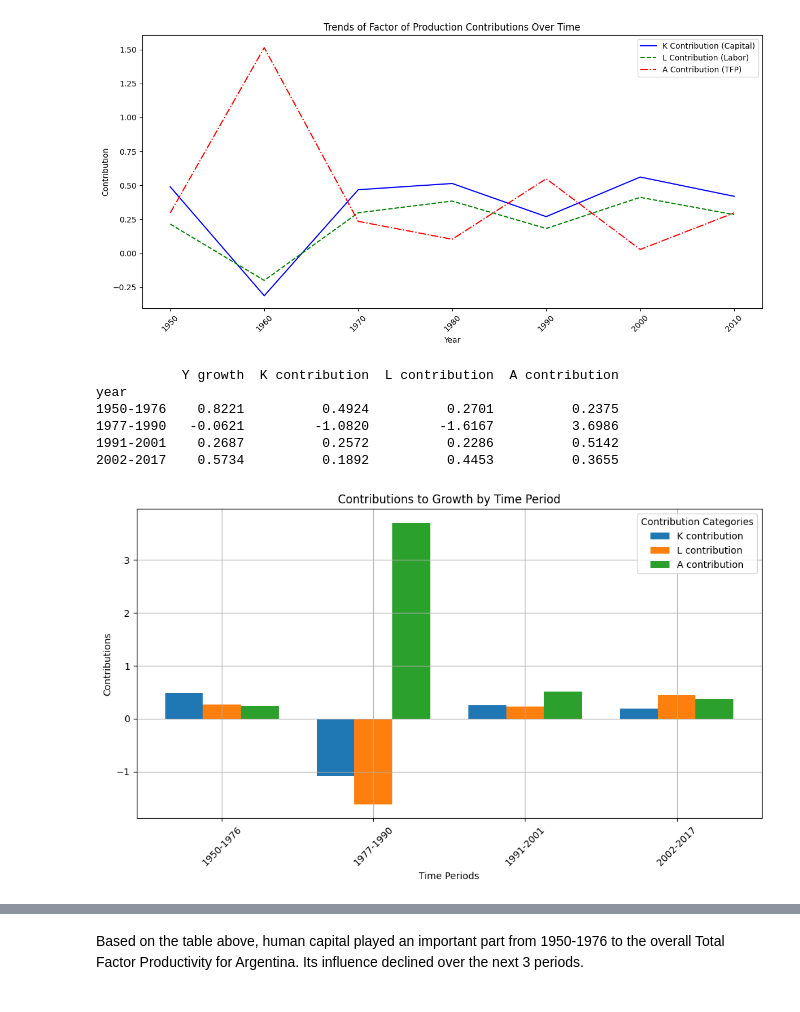
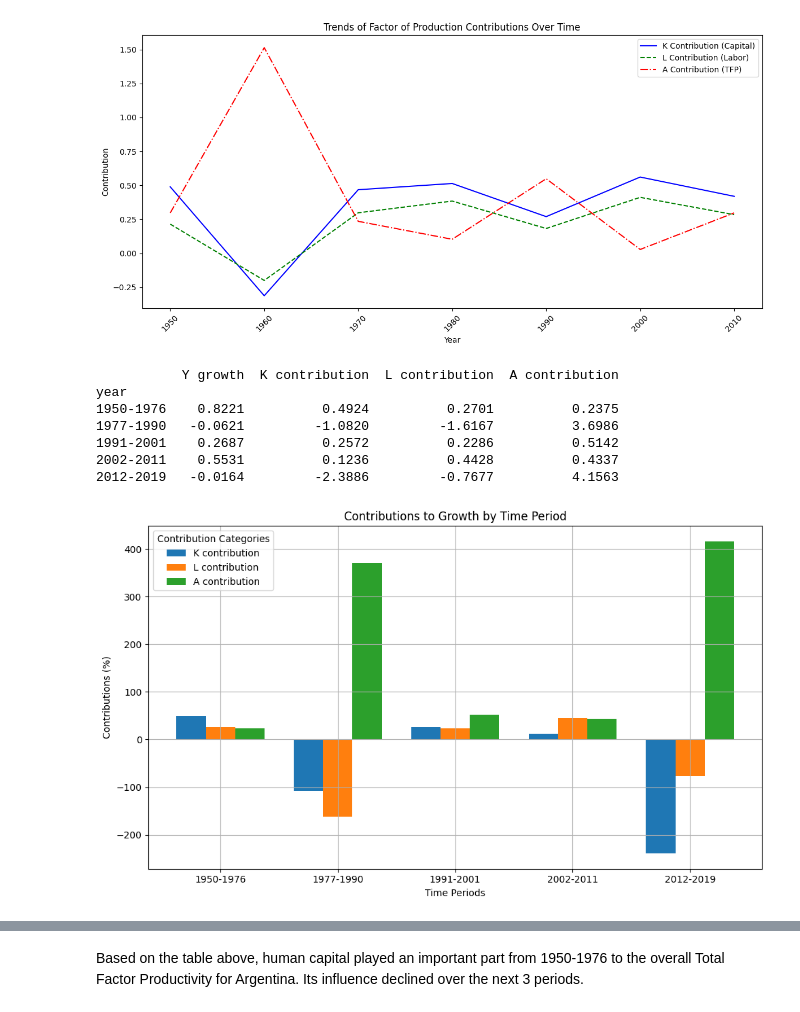
Before and after one commit to andreheeshaojun/EC2B1-Coursework, a Jupyter notebook: Section A/Section-A-Code.ipynb, the cells around one changed output, grey strips where cells are left out. Cells and saved outputs as stored; diff of their text form; code cells hidden in the pictures.

Commit message:
post-meeting-adjustments

```diff
--- a/Section A/Section-A-Code.ipynb
+++ b/Section A/Section-A-Code.ipynb
@@ -480,20 +480,24 @@ alpha = 0.3
 filtered_df.reset_index(drop=True).columns
 
 
-# h = "Human capital index, based on years of schooling and returns to education; see Human capital in PWT9."
+h = "Human capital index, based on years of schooling and returns to education; see Human capital in PWT9."
 Y = "Real GDP at constant 2017 national prices (in mil. 2017US$)"
 K = "Capital stock at constant 2017 national prices (in mil. 2017US$)"
 l = "Number of persons engaged (in millions)"
 avh = "Average annual hours worked by persons engaged"
 
 
-# Use apply function to calculate TFP for each row based on the values in the columns. We define labour as the product of the number of persons engaged and average annual hours worked.
-filtered_df['log A (Total Factor Productivity)'] = filtered_df.apply(
-   lambda row: row[Y] / (row[K] ** alpha * (row[l] * row[avh]) ** (1 - alpha)),
+# Use apply function to calculate A' for each row based on the values in the columns. We define labour as the product of the number of persons engaged and average annual hours worked.
+filtered_df["log A' (Total Factor Productivity)"] = filtered_df.apply(
+   lambda row: row[Y] / (row[h] * row[K] ** alpha * (row[l] * row[avh]) ** (1 - alpha)),
    axis=1
 ).apply(np.log)  # Take the natural logarithm of the TFP values
 
-
+# Use apply function to calculate A for each rows based on the values in the columns.
+filtered_df["log A (Total Factor Productivity)"] = filtered_df.apply(
+   lambda row: row[Y] / (row[K] ** alpha * (row[l] * row[avh]) ** (1 - alpha)),
+   axis=1
+).apply(np.log)
 filtered_df
 # %% [output]
 |  | 3-letter ISO country code | Country name | Currency unit | Year | Expenditure-side real GDP at chai... | ... |
@@ -722,10 +756,10 @@ plt.show()
 #  Calculating Trend for Selected Sub-Periods
 ## Create a DataFrame to store average growth rates
 avg_growth_rates = pd.DataFrame(
-   data=np.full((4, 4), np.nan),  # 4 intervals, 4 growth metrics
+   data=np.full((5, 4), np.nan),  # 4 intervals, 4 growth metrics
    columns=['Y growth', 'K growth', 'L growth', 'A growth']
 )
-avg_growth_rates['year'] = ["1950-1976", "1977-1990", "1991-2001", "2002-2017"]
+avg_growth_rates['year'] = ["1950-1976", "1977-1990", "1991-2001", "2002-2011", "2012-2019"]
 avg_growth_rates = avg_growth_rates.set_index('year')
 
 
@@ -778,18 +812,32 @@ avg_growth_rates.loc['1991-2001'] = np.log(
 ]
 
 
-avg_growth_rates.loc['2002-2017'] = np.log(
-   filtered_df.loc[filtered_df['Year'].dt.year == 2017, [Y, K]].iloc[0].values /
+avg_growth_rates.loc['2002-2011'] = np.log(
+   filtered_df.loc[filtered_df['Year'].dt.year == 2011, [Y, K]].iloc[0].values /
    filtered_df.loc[filtered_df['Year'].dt.year == 2002, [Y, K]].iloc[0].values
 ).tolist() + [
    np.log(
-       (filtered_df.loc[filtered_df['Year'].dt.year == 2017, l].iloc[0] *
-        filtered_df.loc[filtered_df['Year'].dt.year == 2017, avh].iloc[0]) /
+       (filtered_df.loc[filtered_df['Year'].dt.year == 2011, l].iloc[0] *
+        filtered_df.loc[filtered_df['Year'].dt.year == 2011, avh].iloc[0]) /
        (filtered_df.loc[filtered_df['Year'].dt.year == 2002, l].iloc[0] *
         filtered_df.loc[filtered_df['Year'].dt.year == 2002, avh].iloc[0])
    ),
-   filtered_df.loc[filtered_df['Year'].dt.year == 2017, 'log A (Total Factor Productivity)'].iloc[0] -
+   filtered_df.loc[filtered_df['Year'].dt.year == 2011, 'log A (Total Factor Productivity)'].iloc[0] -
    filtered_df.loc[filtered_df['Year'].dt.year == 2002, 'log A (Total Factor Productivity)'].iloc[0]
+]
+
+avg_growth_rates.loc['2012-2019'] = np.log(
+   filtered_df.loc[filtered_df['Year'].dt.year == 2019, [Y, K]].iloc[0].values /
+   filtered_df.loc[filtered_df['Year'].dt.year == 2012, [Y, K]].iloc[0].values
+).tolist() + [
+   np.log(
+       (filtered_df.loc[filtered_df['Year'].dt.year == 2019, l].iloc[0] *
+        filtered_df.loc[filtered_df['Year'].dt.year == 2019, avh].iloc[0]) /
+       (filtered_df.loc[filtered_df['Year'].dt.year == 2012, l].iloc[0] *
+        filtered_df.loc[filtered_df['Year'].dt.year == 2012, avh].iloc[0])
+   ),
+   filtered_df.loc[filtered_df['Year'].dt.year == 2019, 'log A (Total Factor Productivity)'].iloc[0] -
+   filtered_df.loc[filtered_df['Year'].dt.year == 2012, 'log A (Total Factor Productivity)'].iloc[0]
 ]
 
 
@@ -813,48 +861,45 @@ year
 1950-1976    0.8221          0.4924          0.2701          0.2375
 1977-1990   -0.0621         -1.0820         -1.6167          3.6986
 1991-2001    0.2687          0.2572          0.2286          0.5142
-2002-2017    0.5734          0.1892          0.4453          0.3655
+2002-2011    0.5531          0.1236          0.4428          0.4337
+2012-2019   -0.0164         -2.3886         -0.7677          4.1563
 # %%
 # Reset the index for plotting
 df_contribs_long_plot = df_contribs_long.reset_index()
 df_contribs_long_plot.rename(columns={'index': 'year'}, inplace=True)
 
-
 # Extract data for plotting
 time_periods = df_contribs_long_plot['year']
 categories = ['K contribution', 'L contribution', 'A contribution']
-values = df_contribs_long_plot[categories].values
-
+values = df_contribs_long_plot[categories].values * 100  # Convert contributions to percentages
 
 # Create a bar plot
 x = range(len(time_periods))  # Position of groups
 width = 0.25  # Width of each bar
 offsets = [-width, 0, width]  # Offsets for grouped bars
 
-
 plt.figure(figsize=(10, 6))
 
 # Plot each contribution category
 for i, category in enumerate(categories):
-   plt.bar(
-       [pos + offsets[i] for pos in x],  # Adjust positions for grouping
-       values[:, i],  # Contribution values for the category
-       width,
-       label=category
-   )
+    plt.bar(
+        [pos + offsets[i] for pos in x],  # Adjust positions for grouping
+        values[:, i],  # Contribution values for the category (now in percentages)
+        width,
+        label=category
+    )
 
 # Formatting the plot
 plt.xlabel('Time Periods')
-plt.ylabel('Contributions')
+plt.ylabel('Contributions (%)')  # Update y-axis label to reflect percentage scale
 plt.title('Contributions to Growth by Time Period')
-plt.xticks(x, time_periods, rotation=45)
+plt.xticks(x, time_periods)
 plt.legend(title='Contribution Categories')
 plt.tight_layout()
 plt.grid(True)
 
-
 # Show the plot
 plt.show()
 # %% [output]
-[figure, old version]
+[figure, new version]
 # %%
```
Also changed, not shown: parts of 14 cells of this notebook.
